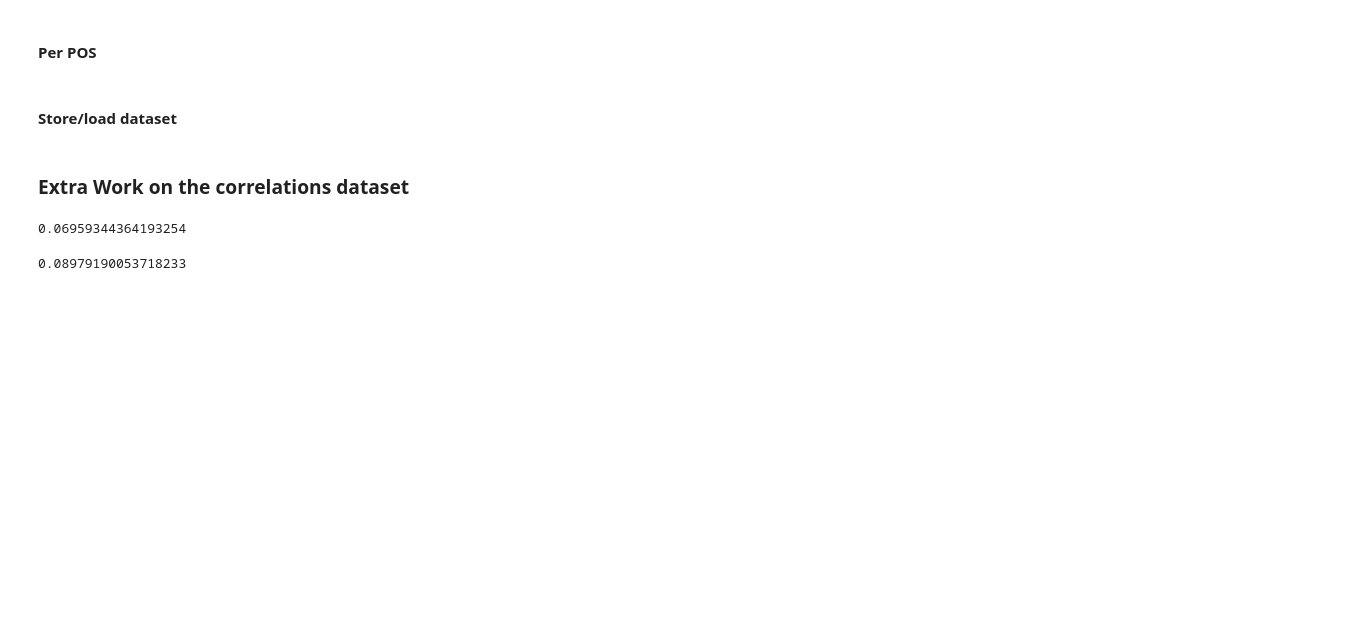
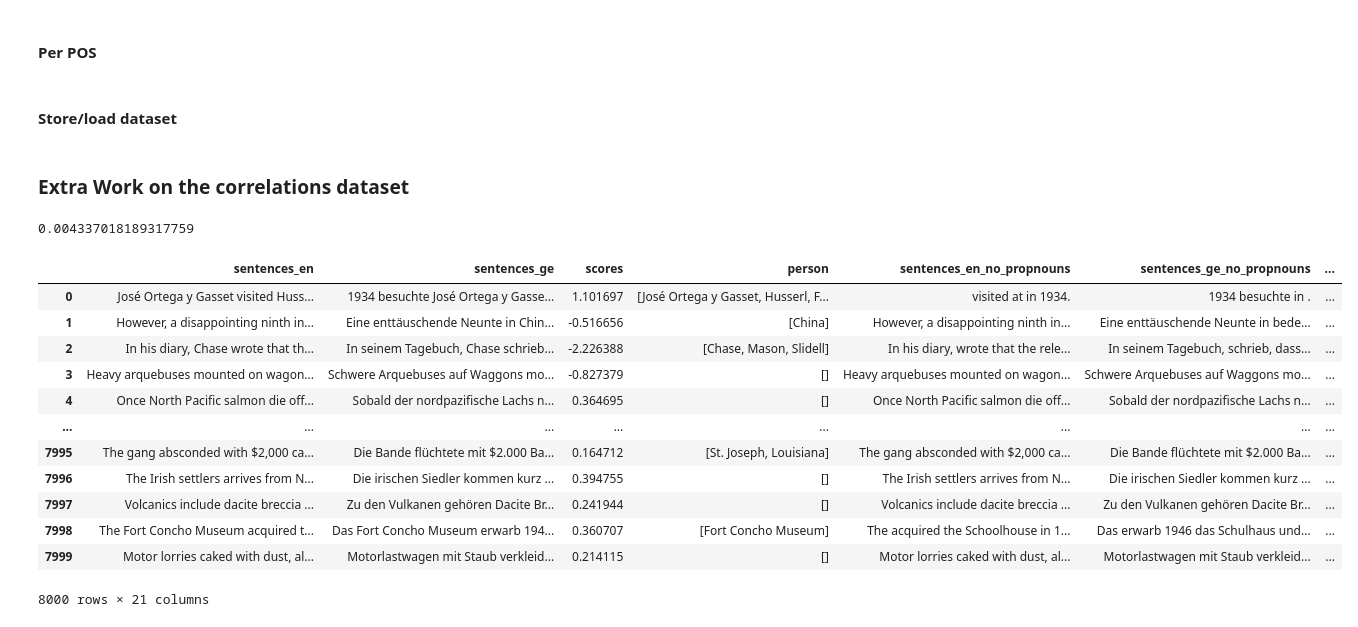
Before and after one commit to mdelaf1995/sentence_level_qe_ffl, a Jupyter notebook: exploration/Preprocessing.ipynb, the cells around one changed output. Drawn from its saved outputs; the diff is of its cells as text; code cells hidden in the pictures; blank space fills up the shorter version.

```diff
--- a/exploration/Preprocessing.ipynb
+++ b/exploration/Preprocessing.ipynb
@@ -287,15 +295,31 @@ dataset_em['weights'] = dataset_em['embedded_words_matched_min']/(dataset_em['em
+# %%
+dataset_em[dataset_em['weighted_corr']==0]=dataset_em['weighted_corr'].mean()
+# %%
+dataset_em['weights2'] = (dataset_em['embedded_words_matched_max'] - dataset_em['embedded_words_matched_min'])
 # %%
-dataset_em['weights']=dataset_em['weights'].fillna(0)
+dataset_em['weights2']=dataset_em['weights2'].fillna(0)
 # %%
-dataset_em['weighted_corr'] = dataset_em['weights']*dataset_em['correlation']
+dataset_em['weighted_corr2'] = dataset_em['weights2']*dataset_em['correlation']
 # %%
-dataset_em['weighted_corr'].corr(dataset_em['scores'])
+dataset_em['weighted_corr2'].corr(dataset_em['scores'])
 # %% [output]
-0.06959344364193254
+0.004337018189317759
-# %%
-dataset_em['correlation'].corr(dataset_em['scores'])
-# %% [output]
-0.08979190053718233
+# %%
+dataset_em
+# %% [output]
+|  | sentences_en | sentences_ge | scores | person | sentences_en_no_propnouns | sentences_ge_no_propnouns | ... |
+| 0 | José Ortega y Gasset visited Huss... | 1934 besuchte José Ortega y Gasse... | 1.101697 | [José Ortega y Gasset, Husserl, F... | visited at in 1934. | 1934 besuchte in . | ... |
+| 1 | However, a disappointing ninth in... | Eine enttäuschende Neunte in Chin... | -0.516656 | [China] | However, a disappointing ninth in... | Eine enttäuschende Neunte in bede... | ... |
+| 2 | In his diary, Chase wrote that th... | In seinem Tagebuch, Chase schrieb... | -2.226388 | [Chase, Mason, Slidell] | In his diary, wrote that the rele... | In seinem Tagebuch, schrieb, dass... | ... |
+| 3 | Heavy arquebuses mounted on wagon... | Schwere Arquebuses auf Waggons mo... | -0.827379 | [] | Heavy arquebuses mounted on wagon... | Schwere Arquebuses auf Waggons mo... | ... |
+| 4 | Once North Pacific salmon die off... | Sobald der nordpazifische Lachs n... | 0.364695 | [] | Once North Pacific salmon die off... | Sobald der nordpazifische Lachs n... | ... |
+| ... | ... | ... | ... | ... | ... | ... | ... |
+| 7995 | The gang absconded with $2,000 ca... | Die Bande flüchtete mit $2.000 Ba... | 0.164712 | [St. Joseph, Louisiana] | The gang absconded with $2,000 ca... | Die Bande flüchtete mit $2.000 Ba... | ... |
+| 7996 | The Irish settlers arrives from N... | Die irischen Siedler kommen kurz ... | 0.394755 | [] | The Irish settlers arrives from N... | Die irischen Siedler kommen kurz ... | ... |
+| 7997 | Volcanics include dacite breccia ... | Zu den Vulkanen gehören Dacite Br... | 0.241944 | [] | Volcanics include dacite breccia ... | Zu den Vulkanen gehören Dacite Br... | ... |
+| 7998 | The Fort Concho Museum acquired t... | Das Fort Concho Museum erwarb 194... | 0.360707 | [Fort Concho Museum] | The acquired the Schoolhouse in 1... | Das erwarb 1946 das Schulhaus und... | ... |
+| 7999 | Motor lorries caked with dust, al... | Motorlastwagen mit Staub verkleid... | 0.214115 | [] | Motor lorries caked with dust, al... | Motorlastwagen mit Staub verkleid... | ... |
+8000 rows × 21 columns
 # %%
 dataset_em.nsmallest(10, 'scores')
 # %% [output]
```
Also changed, not shown: parts of 10 cells of this notebook, 2 other files.
